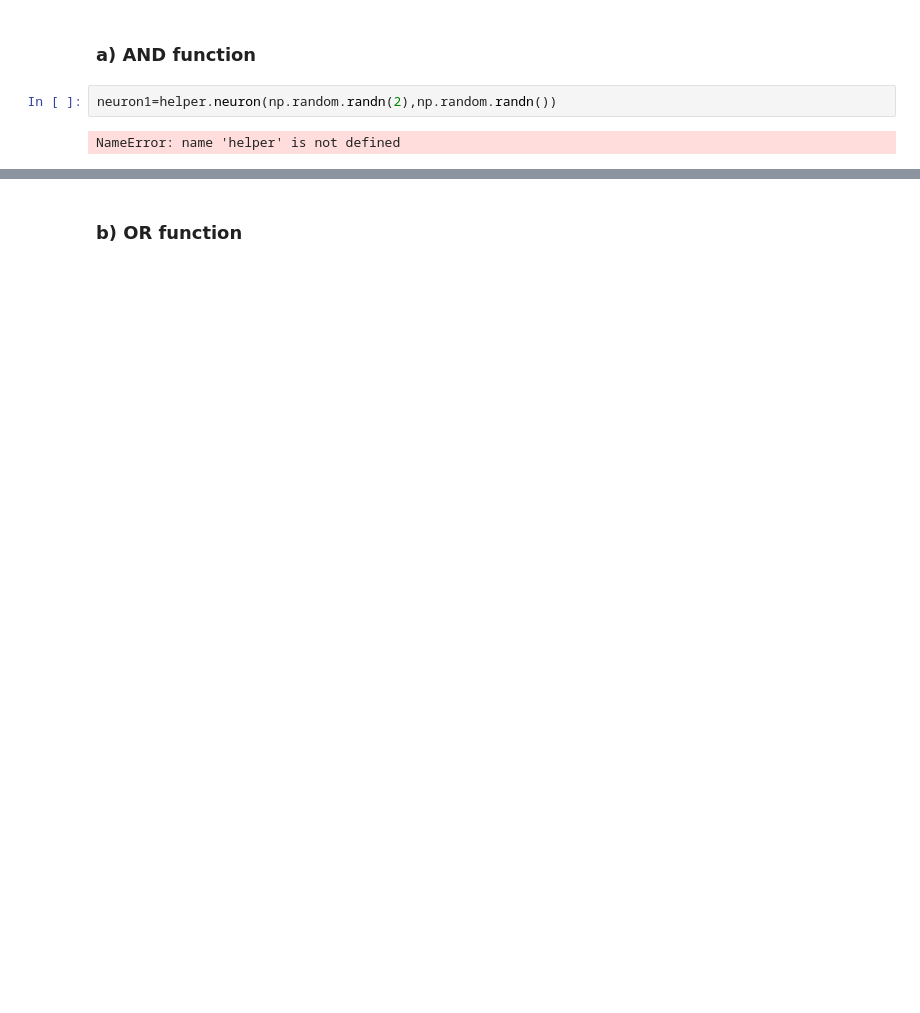
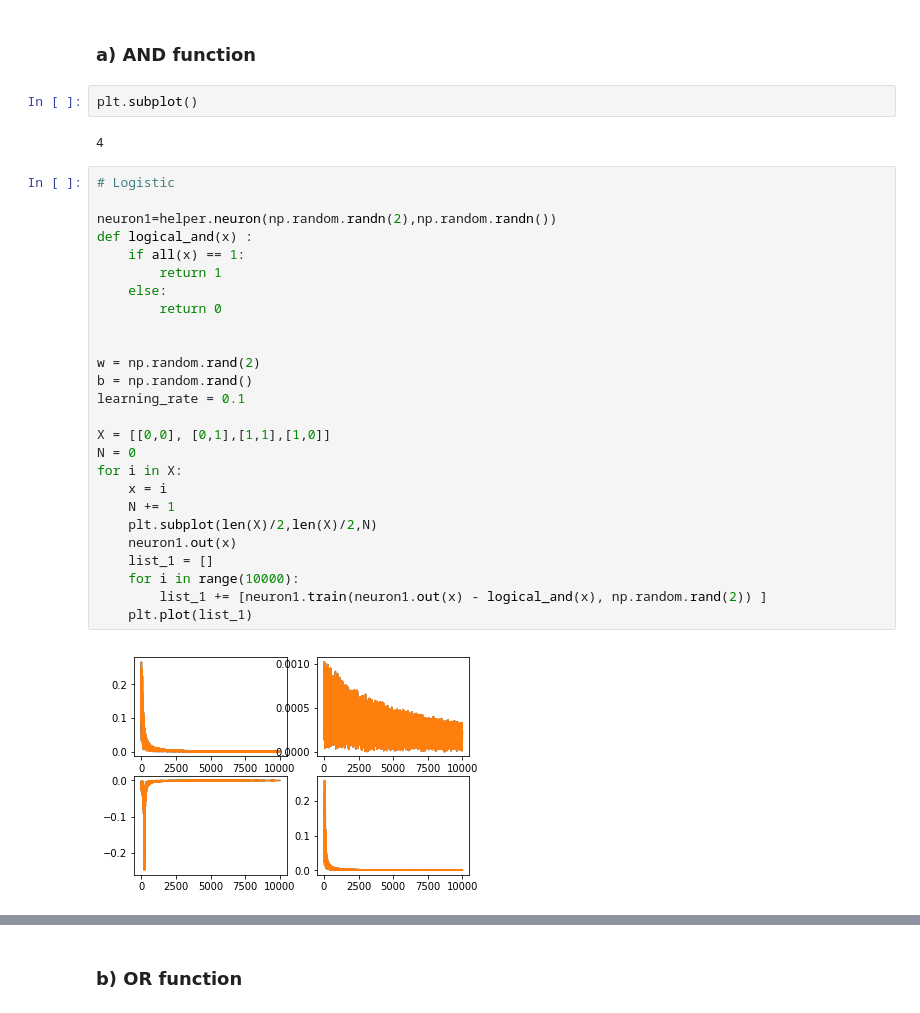
Before and after one commit to saikmsm/HWB, a Jupyter notebook: BCI-ND-Exercise2.ipynb, the cells around one changed output, grey strips where cells are left out. Saved outputs shown, nothing was run; the diff lists cells and outputs as text; blank space fills up the shorter version.

```diff
--- a/BCI-ND-Exercise2.ipynb
+++ b/BCI-ND-Exercise2.ipynb
@@ -84,6 +82,34 @@ ImportError: bad magic number in 'Exercise2helper37': b'B\r\r\n'
 # %% [markdown]
 ### a) AND function
-# %%
-neuron1=helper.neuron(np.random.randn(2),np.random.randn())
-# %% [output]
-NameError: name 'helper' is not defined
+# %%
+plt.subplot()
+# %% [output]
+4
+# %%
+# Logistic
+
+neuron1=helper.neuron(np.random.randn(2),np.random.randn())
+def logical_and(x) :
+    if all(x) == 1:
+        return 1
+    else:
+        return 0
+
+
+w = np.random.rand(2)
+b = np.random.rand()
+learning_rate = 0.1
+
+X = [[0,0], [0,1],[1,1],[1,0]]
+N = 0
+for i in X:
+    x = i
+    N += 1
+    plt.subplot(len(X)/2,len(X)/2,N)
+    neuron1.out(x)
+    list_1 = []
+    for i in range(10000):
+        list_1 += [neuron1.train(neuron1.out(x) - logical_and(x), np.random.rand(2)) ]
+    plt.plot(list_1)
+# %% [output]
+[figure, added]
```
Also changed, not shown: parts of 7 cells of this notebook.
